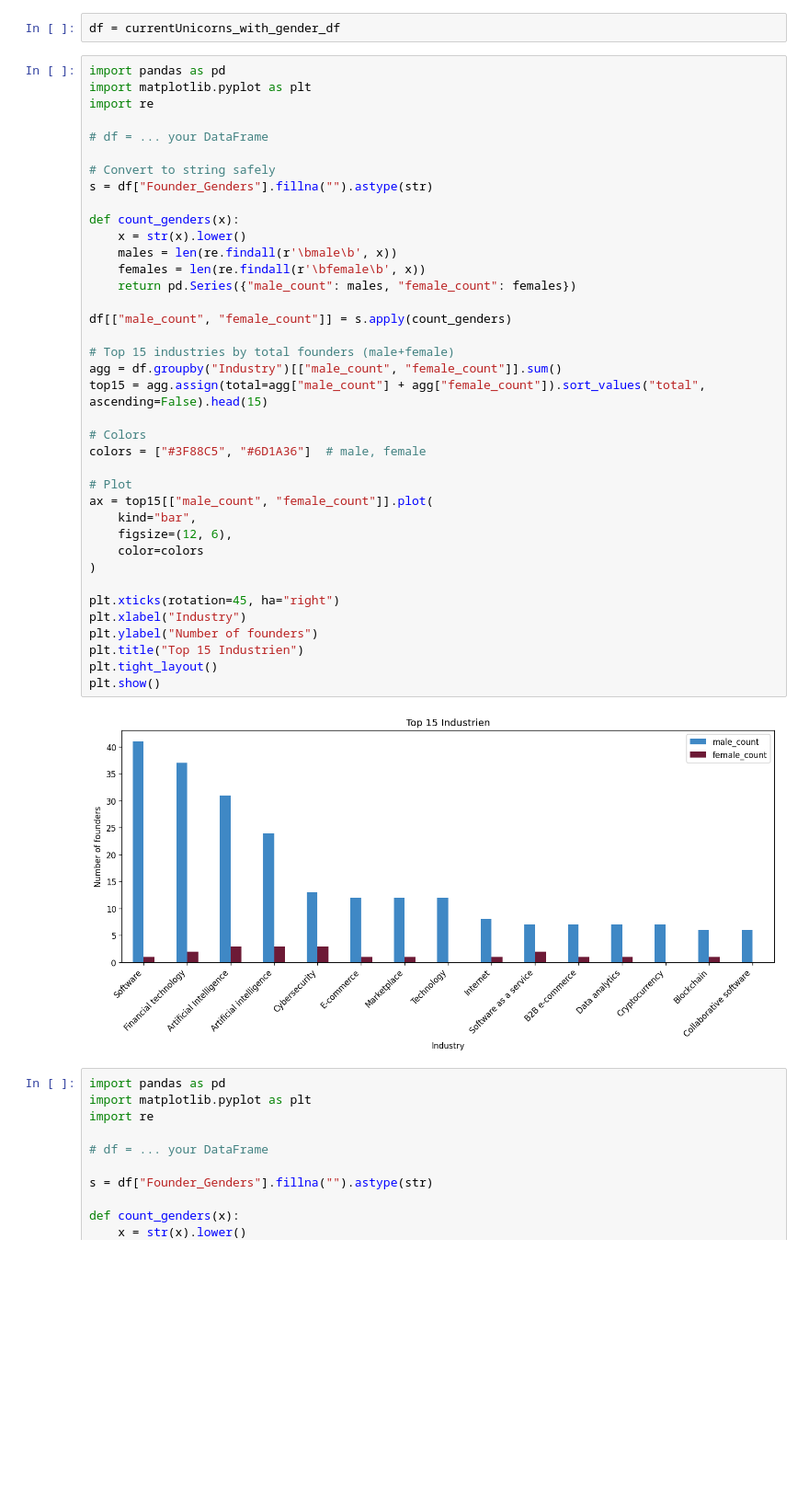
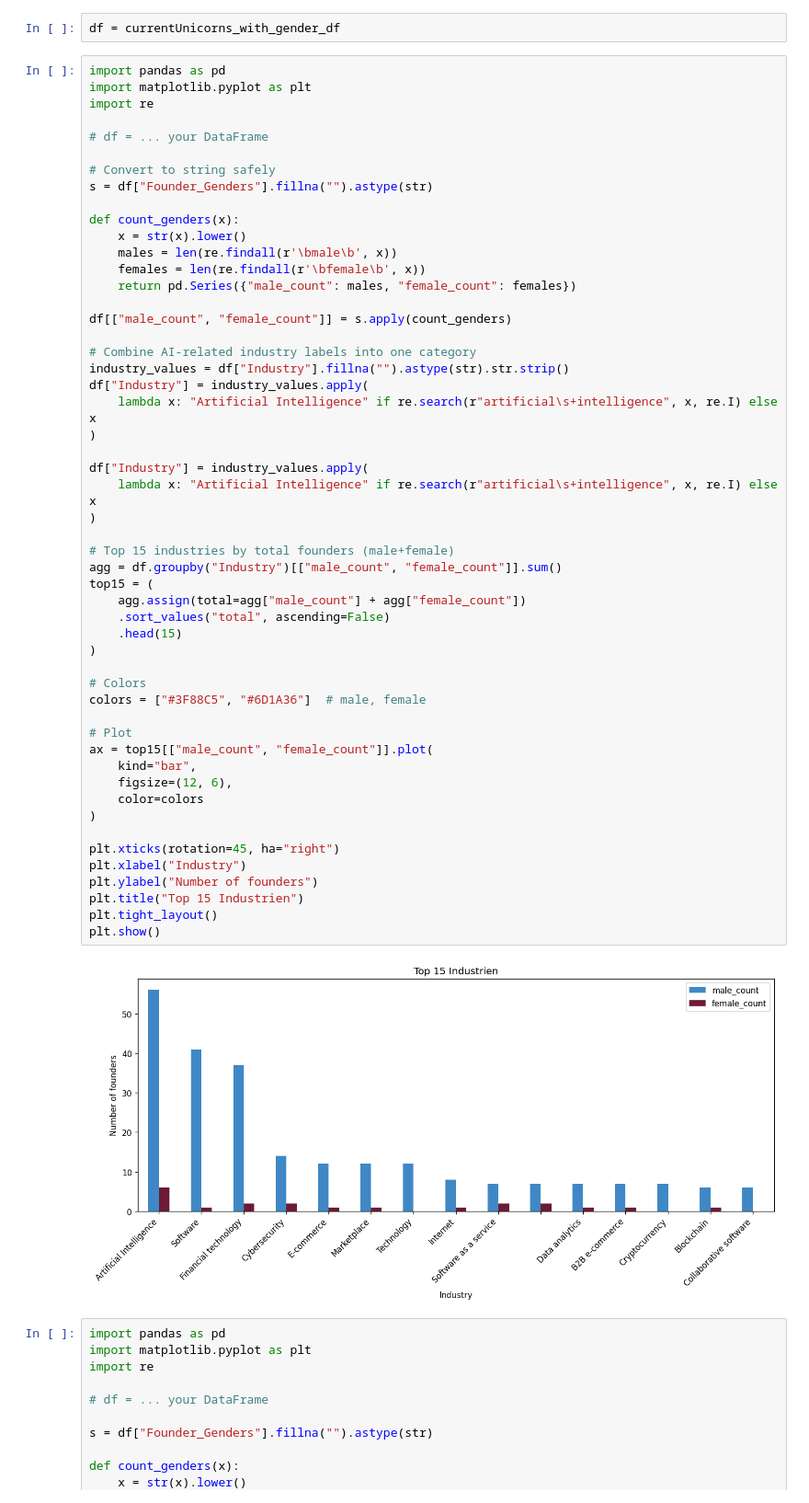
Before and after one commit to viktorpantushev/gender-aspekte-bei-unicorns, a Jupyter notebook: gender_aspekte_bei_unicorns.ipynb, the cells around one changed output. Shown at 92% size. Drawn from its saved outputs; the diff is of its cells as text; blank space fills up the shorter version.

```diff
--- a/gender_aspekte_bei_unicorns.ipynb
+++ b/gender_aspekte_bei_unicorns.ipynb
@@ -314,35 +314,49 @@ import re
 s = df["Founder_Genders"].fillna("").astype(str)
 
 def count_genders(x):
     x = str(x).lower()
     males = len(re.findall(r'\bmale\b', x))
     females = len(re.findall(r'\bfemale\b', x))
     return pd.Series({"male_count": males, "female_count": females})
 
 df[["male_count", "female_count"]] = s.apply(count_genders)
 
+# Combine AI-related industry labels into one category
+industry_values = df["Industry"].fillna("").astype(str).str.strip()
+df["Industry"] = industry_values.apply(
+    lambda x: "Artificial Intelligence" if re.search(r"artificial\s+intelligence", x, re.I) else x
+)
+
+df["Industry"] = industry_values.apply(
+    lambda x: "Artificial Intelligence" if re.search(r"artificial\s+intelligence", x, re.I) else x
+)
+
 # Top 15 industries by total founders (male+female)
 agg = df.groupby("Industry")[["male_count", "female_count"]].sum()
-top15 = agg.assign(total=agg["male_count"] + agg["female_count"]).sort_values("total", ascending=False).head(15)
+top15 = (
+    agg.assign(total=agg["male_count"] + agg["female_count"])
+    .sort_values("total", ascending=False)
+    .head(15)
+)
 
 # Colors
 colors = ["#3F88C5", "#6D1A36"]  # male, female
 
 # Plot
 ax = top15[["male_count", "female_count"]].plot(
     kind="bar",
     figsize=(12, 6),
     color=colors
 )
 
 plt.xticks(rotation=45, ha="right")
 plt.xlabel("Industry")
 plt.ylabel("Number of founders")
 plt.title("Top 15 Industrien")
 plt.tight_layout()
 plt.show()
 # %% [output]
-[figure, old version]
+[figure, new version]
 # %%
 import pandas as pd
 import matplotlib.pyplot as plt
```
Also changed, not shown: parts of 2 cells of this notebook, 2 other files.
